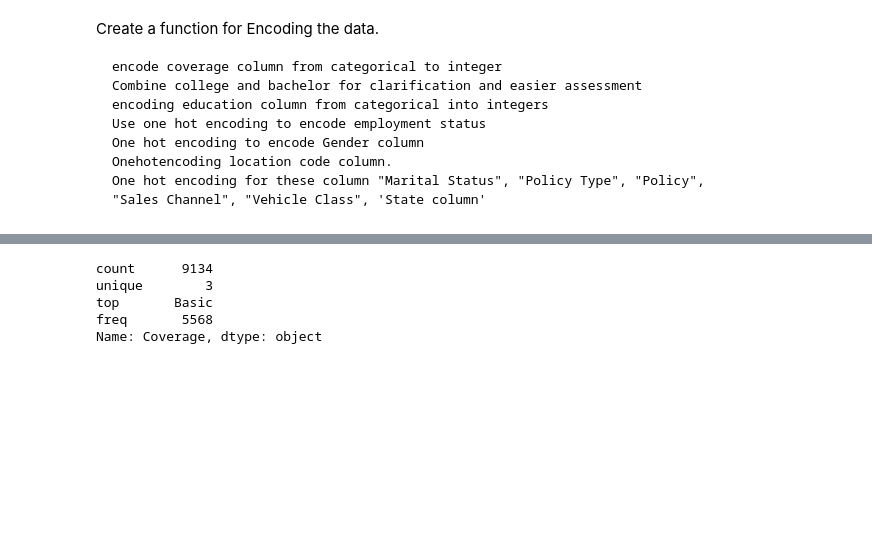
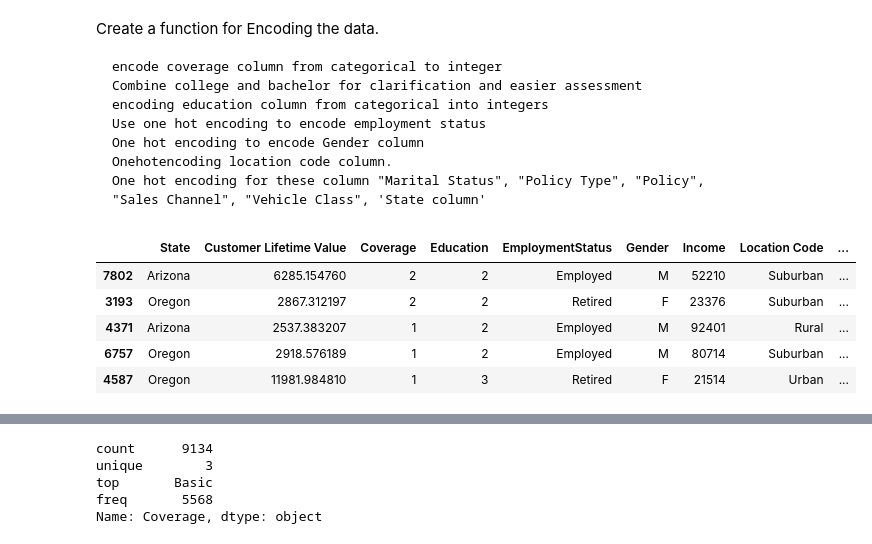
Before and after one commit to EvidenceN/Insurance_premium_prediction, a Jupyter notebook: model/premium2.ipynb, the cells around one changed output, grey strips where cells are left out. Cells and saved outputs as stored; diff of their text form; code cells hidden in the pictures; blank space fills up the shorter version.

Commit message:
finished encoding for education and coverage column

```diff
--- a/model/premium2.ipynb
+++ b/model/premium2.ipynb
@@ -177,21 +177,3 @@ Create a function for Encoding the data.
     One hot encoding to encode Gender column
     Onehotencoding location code column.
     One hot encoding for these column "Marital Status", "Policy Type", "Policy", "Sales Channel", "Vehicle Class", 'State column'
-# %%
-def encode(dataframe):
-
-    data = dataframe.copy
-
-    import category_encoders as ce
-
-    # use ordinal encoding to do encode "coverage" column
-
-    coverage_dictionary = [
-        {'col': 'Coverage',
-         'mapping':{"Basic":1,
-                    "Extended":2,
-                    "Premium": 3}}]
-
-    coverage_encoder = ce.OrdinalEncoder(
-        cols="Coverage",
-        mapping=coverage_dictionary)
@@ -197,0 +232,11 @@ def encode(dataframe):
+# %%
+train_encoded, test_encoded, val_encoded = encode(train, test, val)
+# %%
+val_encoded.head()
+# %% [output]
+|  | State | Customer Lifetime Value | Coverage | Education | EmploymentStatus | Gender | Income | Location Code | ... |
+| 7802 | Arizona | 6285.154760 | 2 | 2 | Employed | M | 52210 | Suburban | ... |
+| 3193 | Oregon | 2867.312197 | 2 | 2 | Retired | F | 23376 | Suburban | ... |
+| 4371 | Arizona | 2537.383207 | 1 | 2 | Employed | M | 92401 | Rural | ... |
+| 6757 | Oregon | 2918.576189 | 1 | 2 | Employed | M | 80714 | Suburban | ... |
+| 4587 | Oregon | 11981.984810 | 1 | 3 | Retired | F | 21514 | Urban | ... |
```
Also changed, not shown: parts of 2 cells of this notebook.
